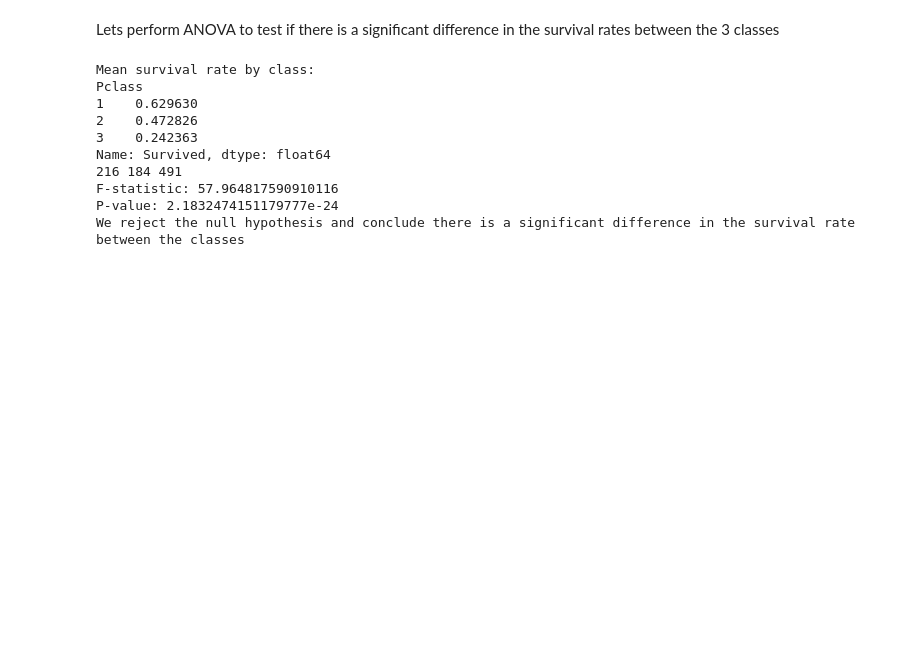
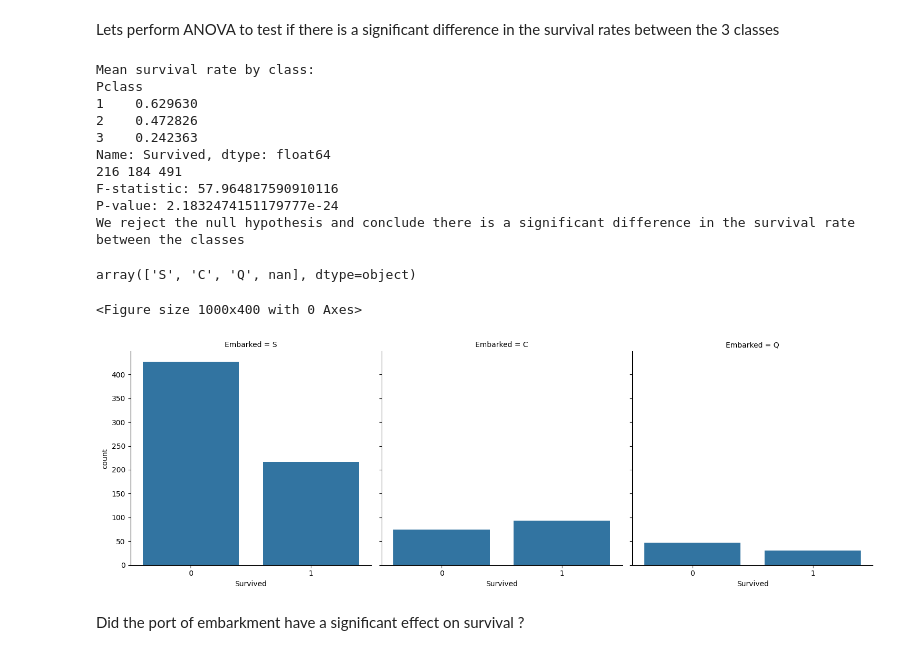
Before and after one commit to NikhielR108/Titanic-ML-App, a Jupyter notebook: Notebooks/Exploratory_analysis.ipynb, the cells around one changed output. Cells and saved outputs as stored; diff of their text form; code cells hidden in the pictures; blank space fills up the shorter version.

Commit message:
Added anova for port of embarkation

```diff
--- a/Notebooks/Exploratory_analysis.ipynb
+++ b/Notebooks/Exploratory_analysis.ipynb
@@ -111,3 +111,16 @@ Name: Survived, dtype: float64
 F-statistic: 57.964817590910116
 P-value: 2.1832474151179777e-24
 We reject the null hypothesis and conclude there is a significant difference in the survival rate between the classes
+# %%
+df['Embarked'].unique()
+# %% [output]
+array(['S', 'C', 'Q', nan], dtype=object)
+# %%
+plt.figure(figsize = (10, 4))
+sns.catplot(data=df, x='Survived', col='Embarked', kind='count')
+plt.show()
+# %% [output]
+<Figure size 1000x400 with 0 Axes>
+[figure, added]
+# %% [markdown]
+Did the port of embarkment have a significant effect on survival ?
```
Also changed, not shown: parts of 1 cell of this notebook.
